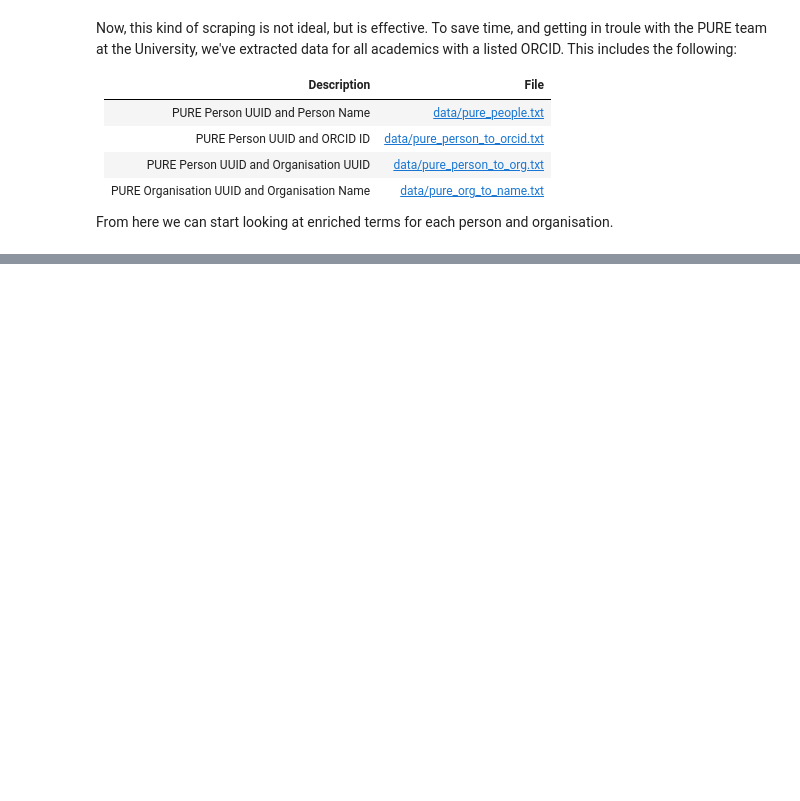
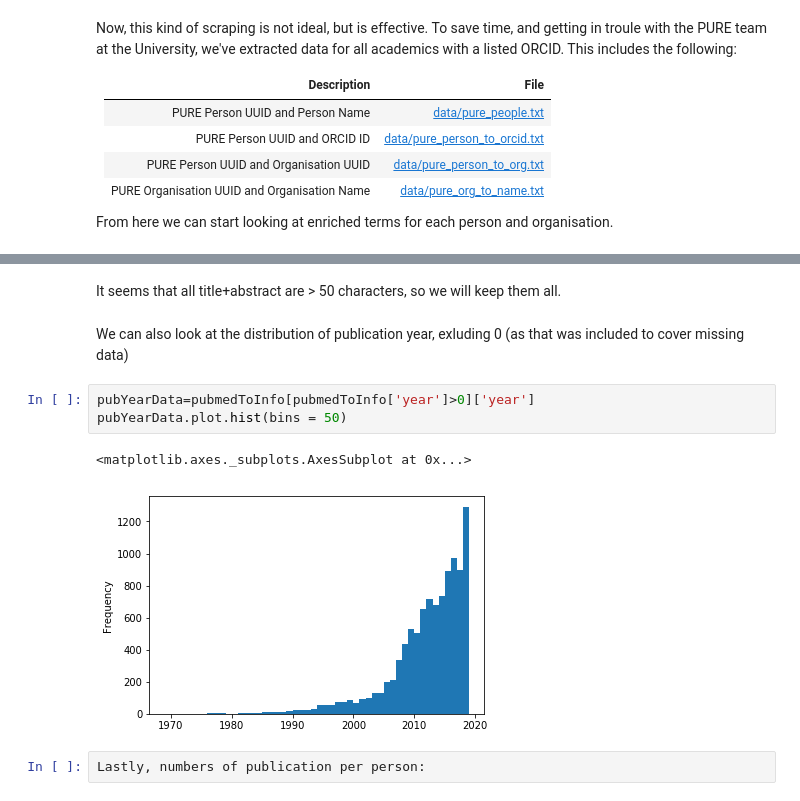
Before and after one commit to elswob/JGI-Data-Week-2019, a Jupyter notebook: Step1-people-and-publications.ipynb, the cells around one changed output, grey strips where cells are left out. Saved outputs shown, nothing was run; the diff lists cells and outputs as text; blank space fills up the shorter version.

```diff
--- a/Step1-people-and-publications.ipynb
+++ b/Step1-people-and-publications.ipynb
@@ -260,0 +284,12 @@ From here we can start looking at enriched terms for each person and organisatio
+# %% [markdown]
+It seems that all title+abstract are > 50 characters, so we will keep them all.
+# %% [markdown]
+We can also look at the distribution of publication year, exluding 0 (as that was included to cover missing data)
+# %%
+pubYearData=pubmedToInfo[pubmedToInfo['year']>0]['year']
+pubYearData.plot.hist(bins = 50)
+# %% [output]
+<matplotlib.axes._subplots.AxesSubplot at 0x...>
+[figure, added]
+# %%
+Lastly, numbers of publication per person:
```
Also changed, not shown: parts of 16 cells of this notebook, 1 other file.
